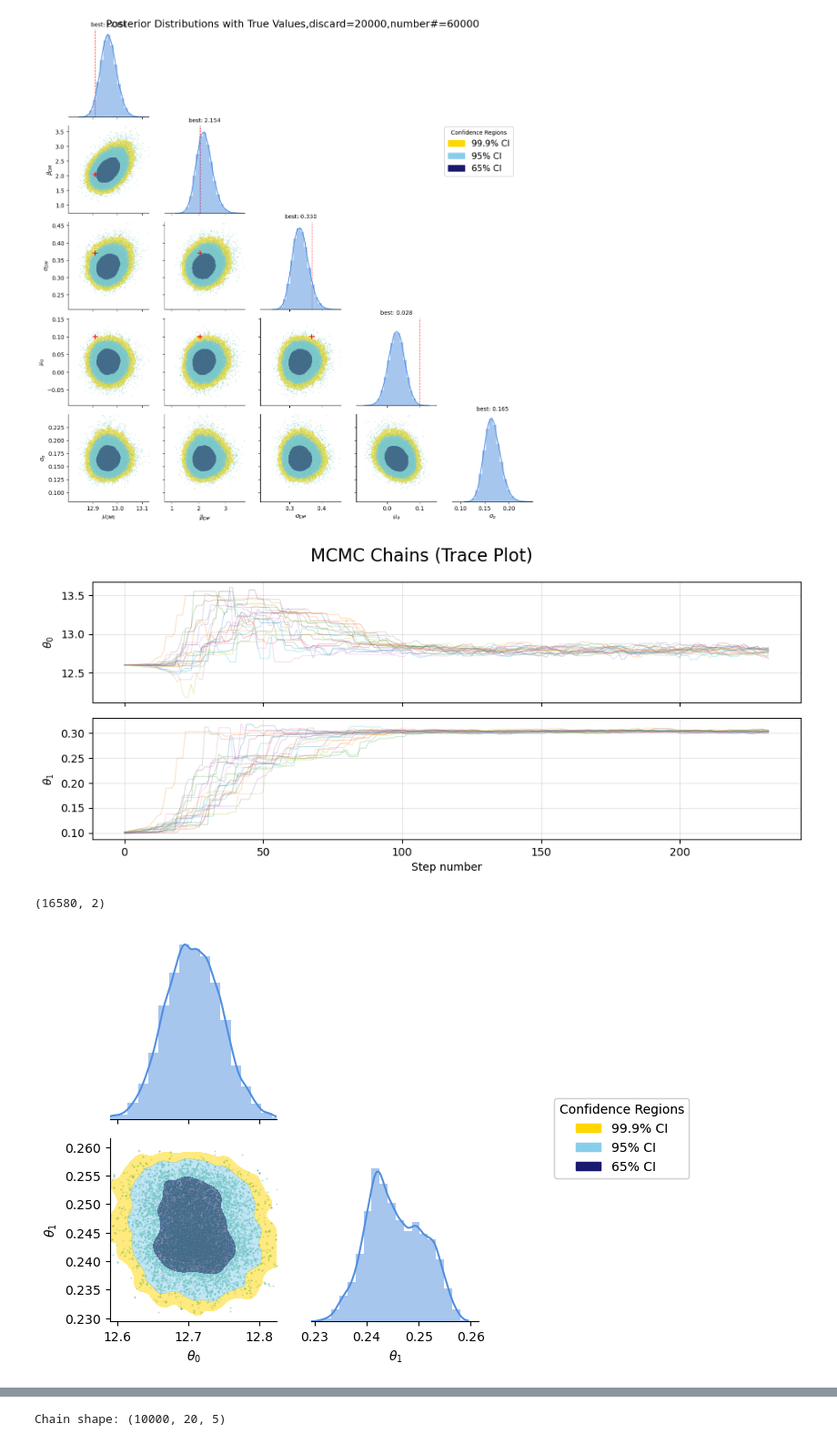
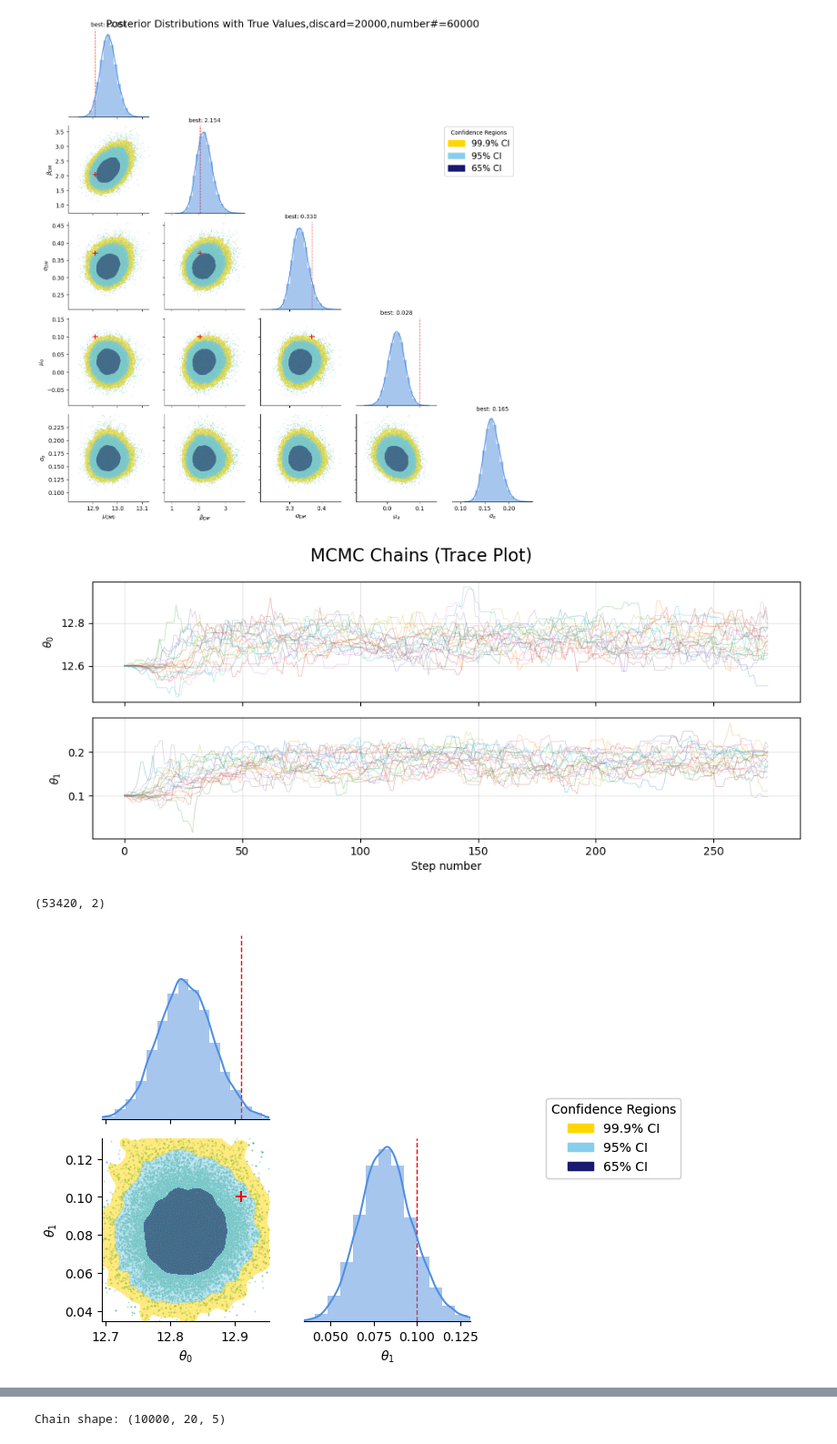
Before and after one commit to zheshishuoshuo/sl_inference_only_muDMalpha, a Jupyter notebook: test_notebook/plot_post.ipynb, the cells around one changed output, grey strips where cells are left out. Shown at 91% size. Cells and saved outputs as stored; diff of their text form; code cells hidden in the pictures.

```diff
--- a/test_notebook/plot_post.ipynb
+++ b/test_notebook/plot_post.ipynb
@@ -286,14 +286,14 @@ def plot_chains(hdf5_file, discard=0, thin=1, labels=None, max_steps=None):
     plt.show()
 # %%
 plot_chains(
-    hdf5_file="../chains/chains_eta_new_stage_new_noeta_pre_scatter.h5",
+    hdf5_file="../chains/chains.h5",
     discard=00,
     thin=1,
     # labels=[r"$\mu_{DM0}$", r"$\beta_{DM}$", r"$\sigma_{DM}$", r"$\mu_\alpha$", r"$\sigma_\alpha$"],
     max_steps=None # 可选
 )
 # %% [output]
-[figure, old version]
+[figure, new version]
 # %%
 import numpy as np
 import pandas as pd
@@ -439,33 +439,33 @@ def plot_pairplot_with_truth(hdf5_file, discard=1000, thin=10, labels=None, trut
     legend = plt.legend(handles=legend_patches, loc='center right', bbox_to_anchor=(3.5, 1), title="Confidence Regions", fontsize=10)
     plt.gcf().add_artist(legend)
 
 
 
 
     plt.tight_layout()
     plt.show()
 
 
 
 plot_pairplot_with_truth(
-    hdf5_file="../chains/chains_eta_new_stage_new_noeta_pre_scatter.h5",
+    hdf5_file="../chains/chains.h5",
     discard=200,
     thin=1,
     # labels=[r"$\mu_{DM0}$", r"$\beta_{DM}$", r"$\sigma_{DM}$", r"$\mu_\alpha$", r"$\sigma_\alpha$"],  # Example parameter names
     # truths=[12.575, 0.381, 0.073, 0.075],
     # truths=[12.91, 2.04, 0.37, 0.1, 0.05],
     truths=[12.91, 0.1],
     width_factor=3,
     # max_steps=4000  # 可选，None表示不限制最大步数
 
 )
 #  np.array([12.5, 0.38, 0.05, 0.05])
 
 # true
 # (12.484790712318109,
 #  0.4365785108229181,
 #  0.07376295948617051,
 #  0.0748739106362481)
 # %% [output]
-(16580, 2)
+(53420, 2)
-[figure, old version]
+[figure, new version]
```
Also changed, not shown: parts of 1 cell of this notebook, 8 other files.
